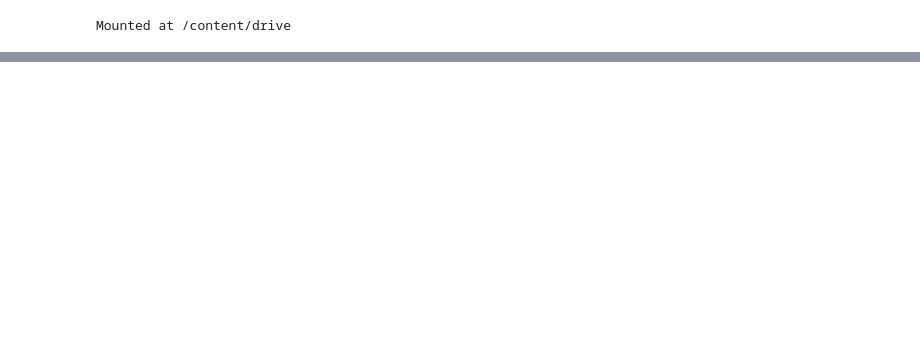
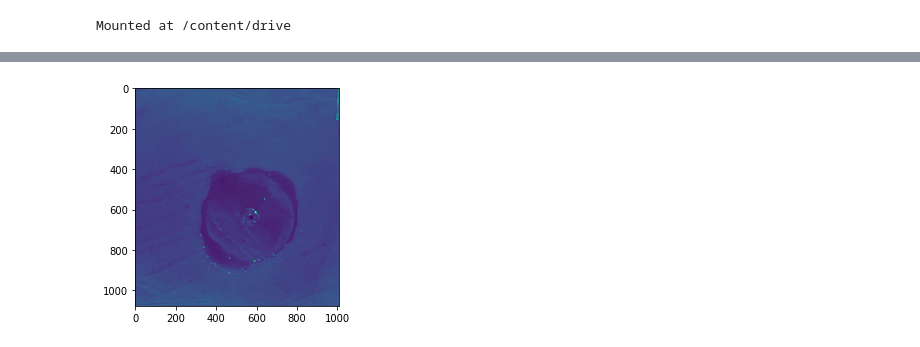
Before and after one commit to lmkelly16/BYU-REU-2022, a Jupyter notebook: ZOI_+_A.ipynb, the cells around one changed output, grey strips where cells are left out. Cells and saved outputs as stored; diff of their text form; code cells hidden in the pictures; blank space fills up the shorter version.

```diff
--- a/ZOI_+_A.ipynb
+++ b/ZOI_+_A.ipynb
@@ -34,0 +42,6 @@ array(['/content/drive/MyDrive/BYU_REU_images/1Z_+_A.tiff',
+# %%
+# see how good the contrast is
+cim = im[:,:,0]
+plt.imshow(cim);
+# %% [output]
+[figure, added]
```
Also changed, not shown: parts of 6 cells of this notebook.
